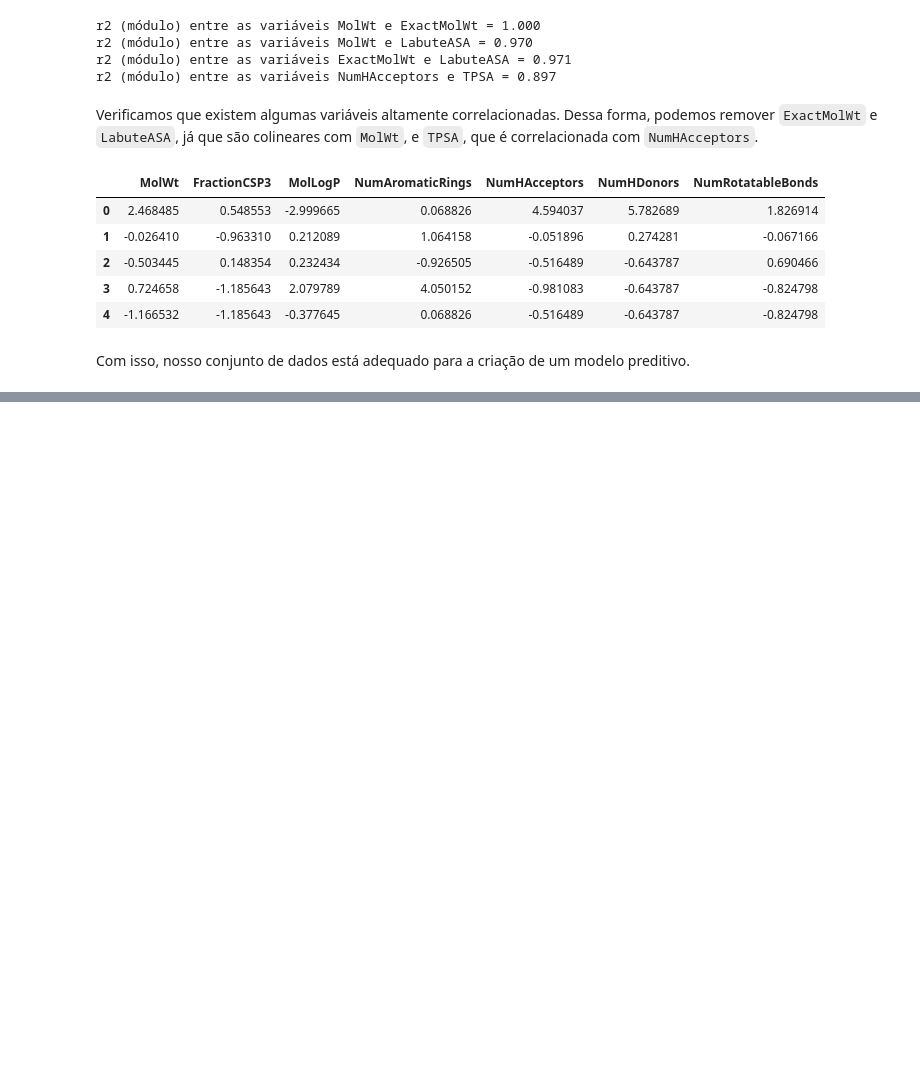
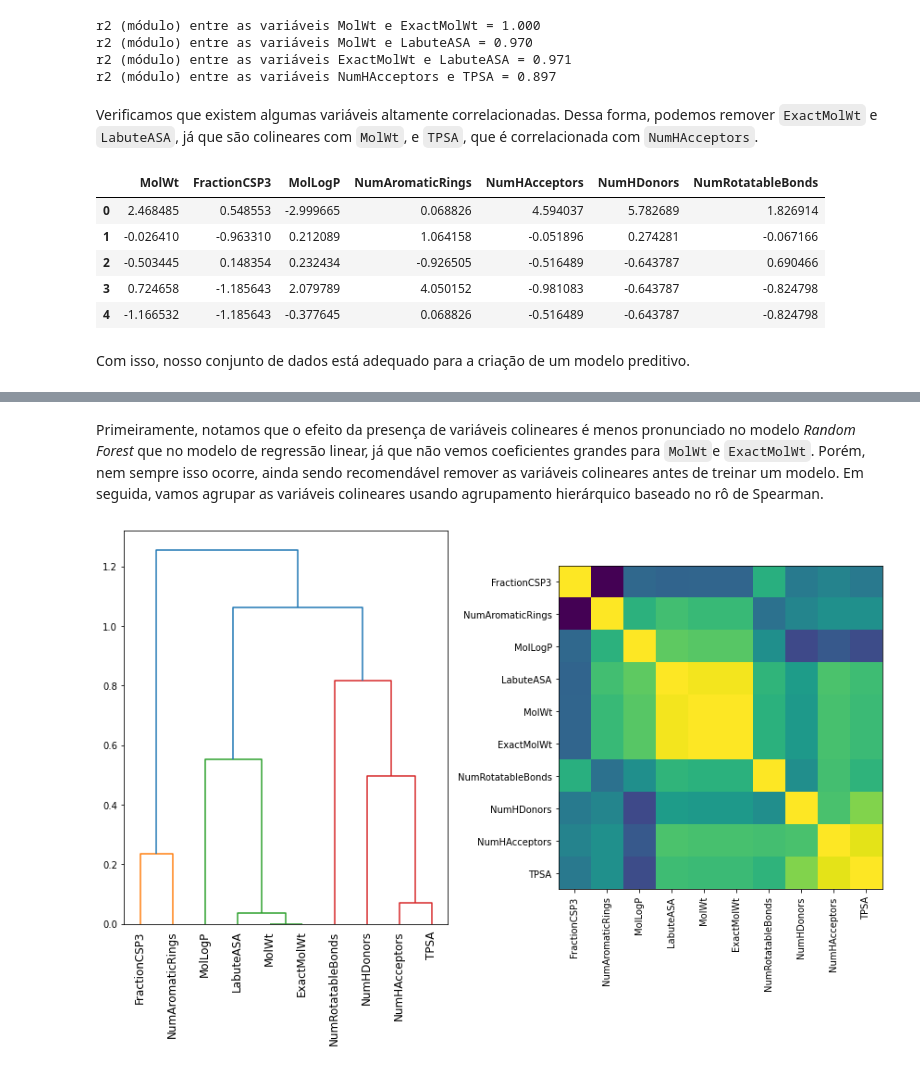
Before and after one commit to rflameiro/Python_e_Quiminformatica, a Jupyter notebook: Quiminformatica/Removendo descritores colineares.ipynb, the cells around one changed output, grey strips where cells are left out. Saved outputs shown, nothing was run; the diff lists cells and outputs as text; code cells hidden in the pictures; blank space fills up the shorter version.

```diff
--- a/Quiminformatica/Removendo descritores colineares.ipynb
+++ b/Quiminformatica/Removendo descritores colineares.ipynb
@@ -129,0 +212,33 @@ Com isso, nosso conjunto de dados está adequado para a criação de um modelo p
+# %% [markdown]
+Primeiramente, notamos que o efeito da presença de variáveis colineares é menos pronunciado no modelo *Random Forest* que no modelo de regressão linear, já que não vemos coeficientes grandes para `MolWt`e `ExactMolWt`. Porém, nem sempre isso ocorre, ainda sendo recomendável remover as variáveis colineares antes de treinar um modelo.
+Em seguida, vamos agrupar as variáveis colineares usando agrupamento hierárquico baseado no rô de Spearman.
+# %%
+# Cálculo da matriz de correlação
+corr = spearmanr(X).correlation
+
+# A matriz de correlação deve ser simétrica
+corr = (corr + corr.T) / 2
+np.fill_diagonal(corr, 1)
+
+# Dendrograma e matriz de correlação usando matplotlib
+fig, (ax1, ax2) = plt.subplots(1, 2, figsize=(12, 8))
+
+# Converter a matriz de correlação a uma matriz de distância antes de
+# realizar agrupamento hierárquico usando o método de Ward
+distance_matrix = 1 - np.abs(corr)
+dist_linkage = hierarchy.ward(squareform(distance_matrix))
+dendro = hierarchy.dendrogram(
+    dist_linkage, labels=X.columns.tolist(), ax=ax1, leaf_rotation=90
+)
+dendro_idx = np.arange(0, len(dendro["ivl"]))
+
+# Matriz de correlação
+ax2.imshow(corr[dendro["leaves"], :][:, dendro["leaves"]])
+ax2.set_xticks(dendro_idx)
+ax2.set_yticks(dendro_idx)
+ax2.set_xticklabels(dendro["ivl"], rotation="vertical")
+ax2.set_yticklabels(dendro["ivl"])
+fig.tight_layout()
+plt.show()
+# %% [output]
+[figure, added]
```
Also changed, not shown: parts of 16 cells of this notebook.
